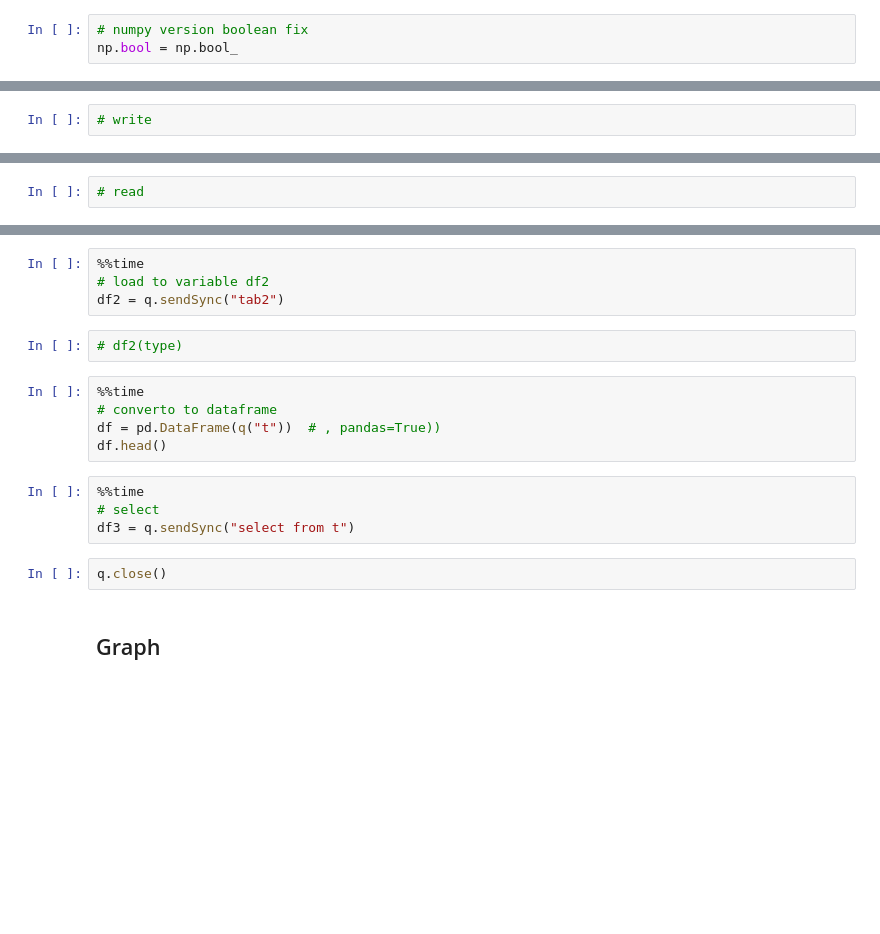
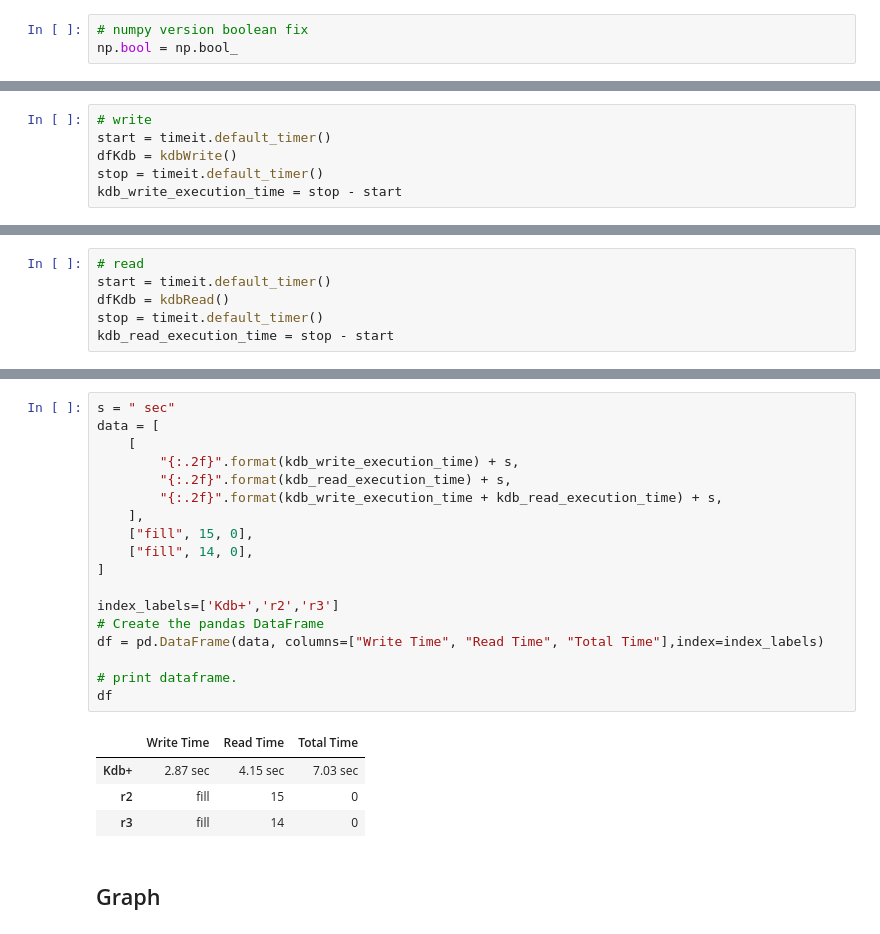
Before and after one commit to flashlan/compare-timeseries-databases, a Jupyter notebook: compareDBs.ipynb, the cells around one changed output, grey strips where cells are left out. Cells and saved outputs as stored; diff of their text form; blank space fills up the shorter version.

Commit message:
end kdb functions, time speed tables init

```diff
--- a/compareDBs.ipynb
+++ b/compareDBs.ipynb
@@ -565,4 +578,8 @@ def kdbRead():
 # %%
 # write
+start = timeit.default_timer()
+dfKdb = kdbWrite()
+stop = timeit.default_timer()
+kdb_write_execution_time = stop - start
 # %%
 # print write time
@@ -569,4 +589,8 @@ def kdbRead():
 # %%
 # read
+start = timeit.default_timer()
+dfKdb = kdbRead()
+stop = timeit.default_timer()
+kdb_read_execution_time = stop - start
 # %%
 # print read time
@@ -593,20 +600,26 @@ df2 = q.sendSync("tab2: get `:/home/sandman/q/tab1")
-# %%
-%%time
-# load to variable df2
-df2 = q.sendSync("tab2")
-# %%
-# df2(type)
-# %%
-%%time
-# converto to dataframe
-df = pd.DataFrame(q("t"))  # , pandas=True))
-df.head()
-# %%
-%%time
-# select
-df3 = q.sendSync("select from t")
-# %%
-q.close()
+# %%
+s = " sec"
+data = [
+    [
+        "{:.2f}".format(kdb_write_execution_time) + s,
+        "{:.2f}".format(kdb_read_execution_time) + s,
+        "{:.2f}".format(kdb_write_execution_time + kdb_read_execution_time) + s,
+    ],
+    ["fill", 15, 0],
+    ["fill", 14, 0],
+]
+
+index_labels=['Kdb+','r2','r3']
+# Create the pandas DataFrame
+df = pd.DataFrame(data, columns=["Write Time", "Read Time", "Total Time"],index=index_labels)
+
+# print dataframe.
+df
+# %% [output]
+|  | Write Time | Read Time | Total Time |
+| Kdb+ | 2.87 sec | 4.15 sec | 7.03 sec |
+| r2 | fill | 15 | 0 |
+| r3 | fill | 14 | 0 |
 # %% [markdown]
 ## Graph
 # %%
```
Also changed, not shown: parts of 15 cells of this notebook.
